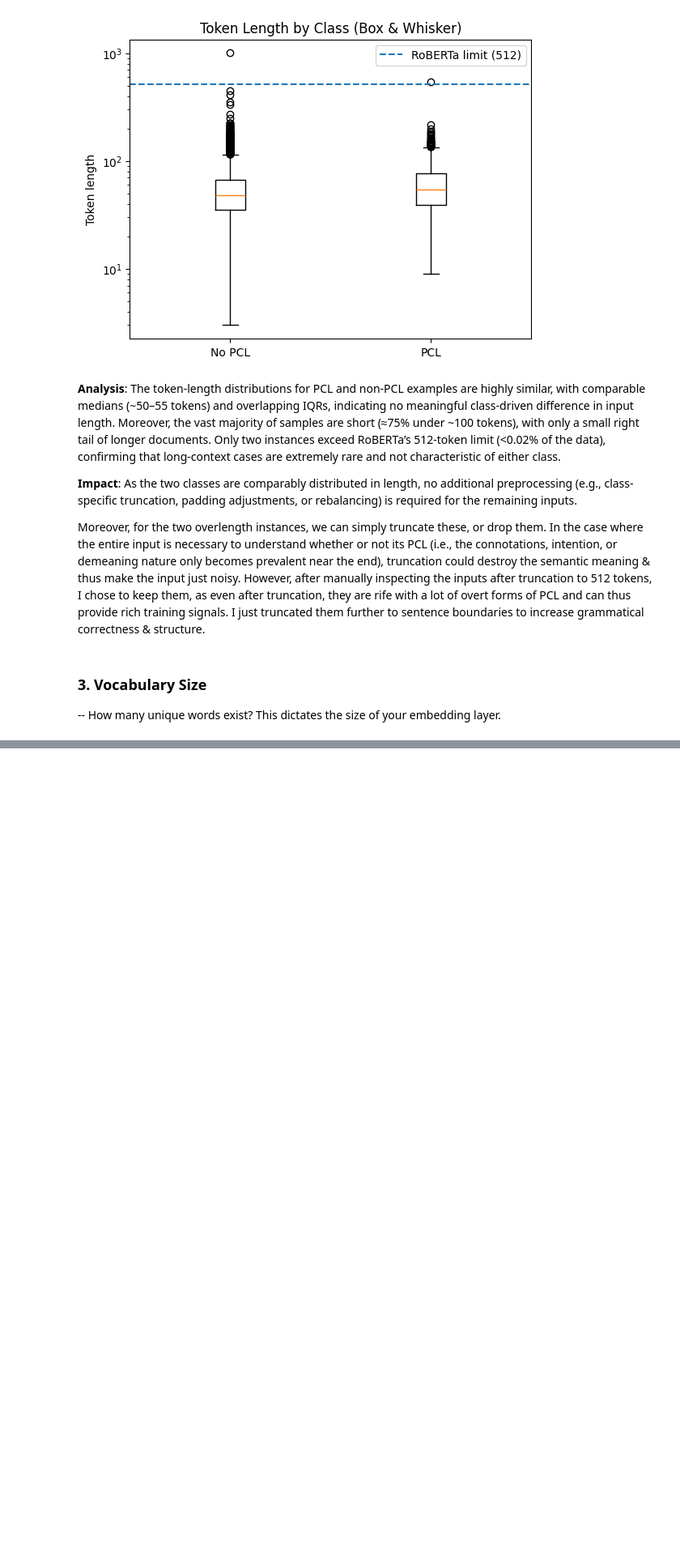
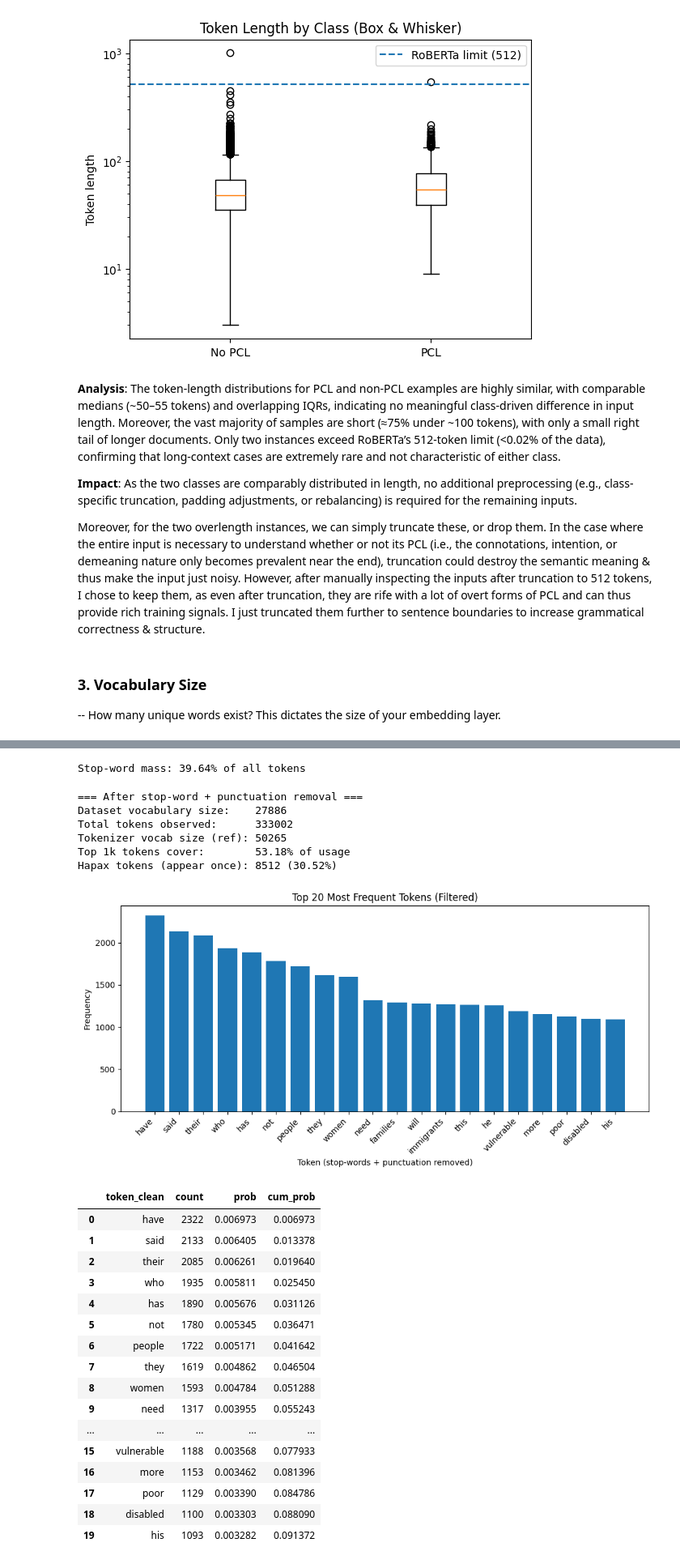
Before and after one commit to AngadK89/60035_nlp_cw, a Jupyter notebook: eda.ipynb, the cells around one changed output, grey strips where cells are left out. Shown at 81% size. Drawn from its saved outputs; the diff is of its cells as text; code cells hidden in the pictures; blank space fills up the shorter version.

```diff
--- a/eda.ipynb
+++ b/eda.ipynb
@@ -451,0 +395,52 @@ Hapax tokens (appear once): 8401 (30.89%)
+# %%
+with open('stopwords.txt', 'r') as f:
+    STOP_WORDS = set(line.strip() for line in f if line.strip())
+
+def is_stop_or_punct(tok, stopword_list = STOP_WORDS):
+    clean_tok = clean_roberta_tok(tok).lower()
+
+    # remove punctuation / symbols (anything without letters or digits), and remove stop words
+    return not any(ch.isalnum() for ch in clean_tok) or (clean_tok in stopword_list) or (len(clean_tok) == 1)
+
+
+stop_token_count = sum(c for t, c in token_counts.items() if is_stop_or_punct(t))
+total_tokens = sum(token_counts.values())
+stop_frac = stop_token_count / total_tokens
+
+print(f"Stop-word mass: {stop_frac:.2%} of all tokens")
+# %% [output]
+Stop-word mass: 39.64% of all tokens
+# %%
+# --- Stop-words + punctuation removed ---
+filtered_toks = [
+    tok for tok in all_toks
+    if not is_stop_or_punct(tok)
+]
+
+token_counts_f, freq_df_f = compute_vocab_stats(filtered_toks, "After stop-word + punctuation removal")
+plot_top20(freq_df_f, "Top 20 Most Frequent Tokens (Filtered)", xlabel="Token (stop-words + punctuation removed)")
+# %% [output]
+=== After stop-word + punctuation removal ===
+Dataset vocabulary size:    27886
+Total tokens observed:      333002
+Tokenizer vocab size (ref): 50265
+Top 1k tokens cover:        53.18% of usage
+Hapax tokens (appear once): 8512 (30.52%)
+[figure, added]
+|  | token_clean | count | prob | cum_prob |
+| 0 | have | 2322 | 0.006973 | 0.006973 |
+| 1 | said | 2133 | 0.006405 | 0.013378 |
+| 2 | their | 2085 | 0.006261 | 0.019640 |
+| 3 | who | 1935 | 0.005811 | 0.025450 |
+| 4 | has | 1890 | 0.005676 | 0.031126 |
+| 5 | not | 1780 | 0.005345 | 0.036471 |
+| 6 | people | 1722 | 0.005171 | 0.041642 |
+| 7 | they | 1619 | 0.004862 | 0.046504 |
+| 8 | women | 1593 | 0.004784 | 0.051288 |
+| 9 | need | 1317 | 0.003955 | 0.055243 |
+| ... | ... | ... | ... | ... |
+| 15 | vulnerable | 1188 | 0.003568 | 0.077933 |
+| 16 | more | 1153 | 0.003462 | 0.081396 |
+| 17 | poor | 1129 | 0.003390 | 0.084786 |
+| 18 | disabled | 1100 | 0.003303 | 0.088090 |
+| 19 | his | 1093 | 0.003282 | 0.091372 |
```
Also changed, not shown: parts of 17 cells of this notebook, 3 other files.
